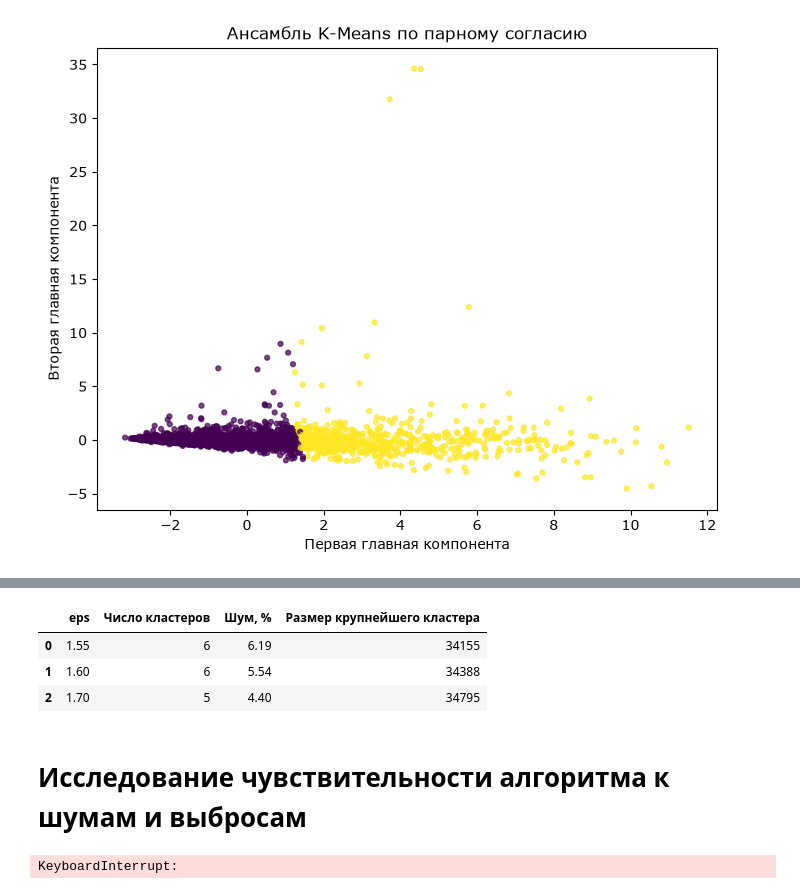
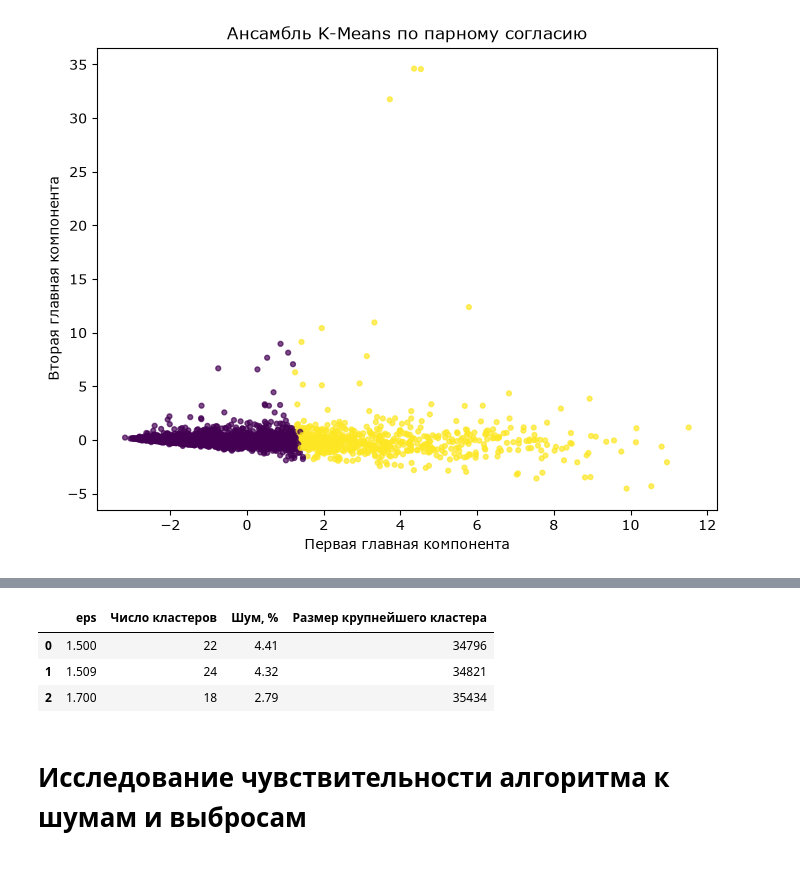
Before and after one commit to zheeenyaaa/ML_Classificators, a Jupyter notebook: 2laba.ipynb, the cells around one changed output, grey strips where cells are left out. Drawn from its saved outputs; the diff is of its cells as text; code cells hidden in the pictures.

```diff
--- a/2laba.ipynb
+++ b/2laba.ipynb
@@ -351,24 +473,24 @@ plt.show()
 # %%
 rows = []
 labels_by_eps = {}
 
-for eps in [1.55, 1.6, 1.7]:
+for eps in [1.50, 1.509, 1.7]:
     labels = DBSCAN(eps=eps, min_samples=min_samples).fit_predict(X)
     labels_by_eps[eps] = labels
 
     noise = labels == -1
     sizes = pd.Series(labels[~noise]).value_counts()
 
     rows.append({
         "eps": eps,
         "Число кластеров": len(sizes),
         "Шум, %": round(100 * noise.mean(), 2),
         "Размер крупнейшего кластера": sizes.max(),
     })
 
 display(pd.DataFrame(rows))
 # %% [output]
 |  | eps | Число кластеров | Шум, % | Размер крупнейшего кластера |
-| 0 | 1.55 | 6 | 6.19 | 34155 |
-| 1 | 1.60 | 6 | 5.54 | 34388 |
-| 2 | 1.70 | 5 | 4.40 | 34795 |
+| 0 | 1.500 | 22 | 4.41 | 34796 |
+| 1 | 1.509 | 24 | 4.32 | 34821 |
+| 2 | 1.700 | 18 | 2.79 | 35434 |
@@ -399,10 +502,0 @@ X_modified = np.vstack([X_array, outliers])
-# %%
-dbscan = DBSCAN(eps=eps, min_samples=min_samples, algorithm="brute")
-
-baseline_labels = dbscan.fit_predict(X_array)
-modified_labels = dbscan.fit_predict(X_modified)
-
-original_after = modified_labels[:n_original]
-outlier_labels = modified_labels[n_original:]
-# %% [output]
-KeyboardInterrupt:
```
Also changed, not shown: parts of 21 cells of this notebook, 3 other files.
